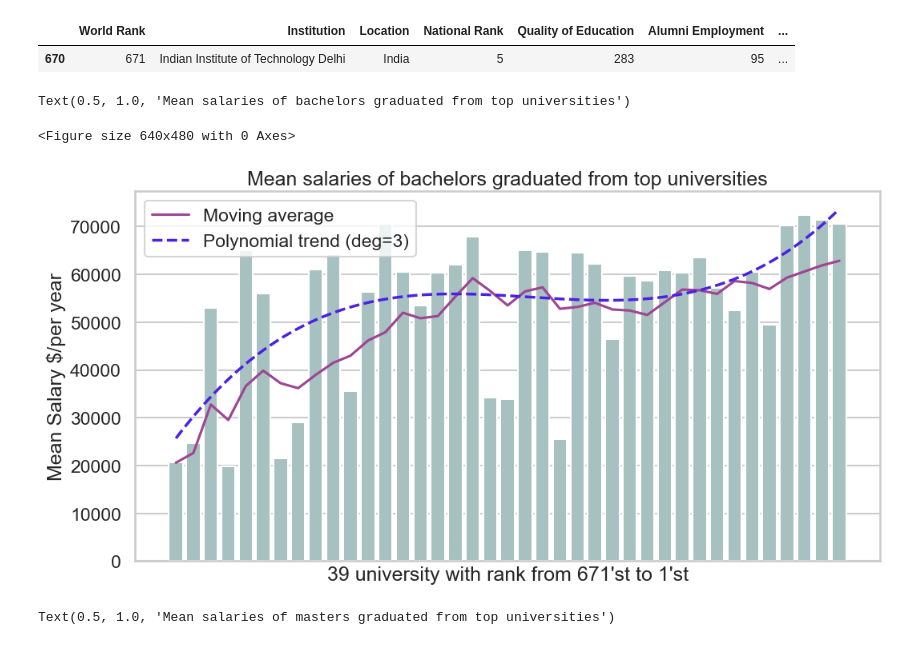
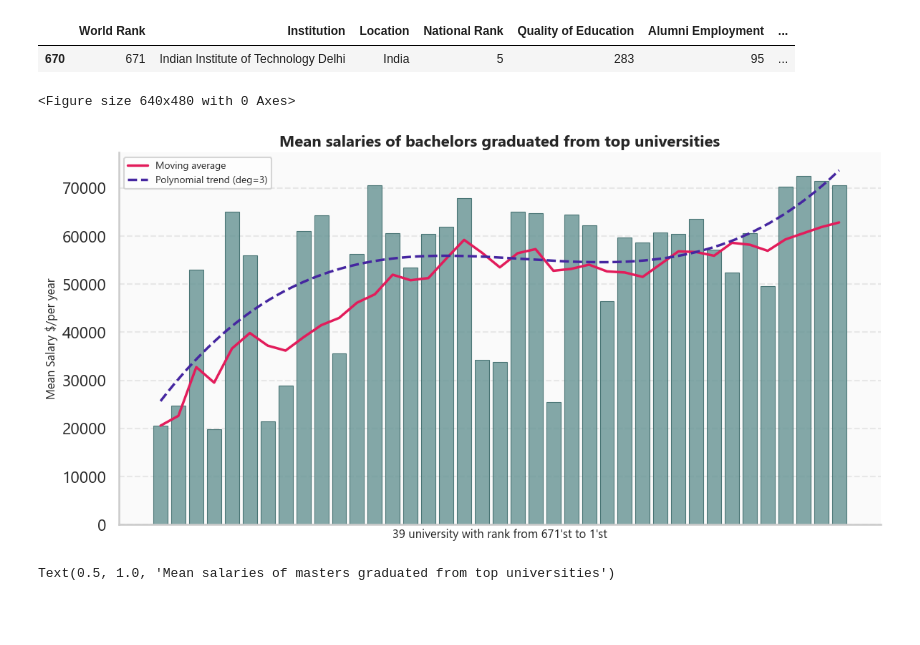
Before and after one commit to maxtheshock/PythonDS-Project, a Jupyter notebook: PythonNotebook.ipynb, the cells around one changed output. Cells and saved outputs as stored; diff of their text form; code cells hidden in the pictures; blank space fills up the shorter version.

Commit message:
rebuild bar chart/ rebuild heatmap graph with using data about avarage salaries of specialist in US

```diff
--- a/PythonNotebook.ipynb
+++ b/PythonNotebook.ipynb
@@ -796,30 +796,49 @@ university_rate[university_rate["Institution"] == "Indian Institute of Technolog
 | 670 | 671 | Indian Institute of Technology Delhi | India | 5 | 283 | 95 | ... |
 # %%
 sns.set_theme(style="whitegrid", context="talk")
+
+plt.rcParams['font.family'] = 'Segoe UI'
+plt.rcParams['font.size'] = 11
+plt.rcParams['axes.titlesize'] = 16
+plt.rcParams['axes.titleweight'] = 'bold'
+plt.rcParams['axes.labelsize'] = 12
+plt.rcParams['legend.fontsize'] = 10
+plt.rcParams['xtick.labelsize'] = 9
+
+sns.set_palette("pastel")
+
 sns.despine()
 plt.figure(figsize=(12, 6))
-sns.barplot(mean_salary_uni_deg[mean_salary_uni_deg.index.get_level_values('Degree') == 'Bachelor'].values, color = "#A3C4C4")
+sns.barplot(mean_salary_uni_deg[mean_salary_uni_deg.index.get_level_values('Degree') == 'Bachelor'].values, color="#5D9B9B", alpha=0.8, edgecolor='#2C5F5F', linewidth=0.8)
 
 moving_average = pd.Series(mean_salary_uni_deg[mean_salary_uni_deg.index.get_level_values('Degree') == 'Bachelor'].values).rolling(window=10, min_periods=1).mean().values
-plt.plot(moving_average, color = "#9e4594", label = "Moving average")
+plt.plot(moving_average, color="#E21C5B", linewidth=2.5, label="Moving average")
 
 x = np.arange(len(mean_salary_uni_deg[mean_salary_uni_deg.index.get_level_values('Degree') == 'Bachelor'].values))
 degree = 3
 coeffs = np.polyfit(x, mean_salary_uni_deg[mean_salary_uni_deg.index.get_level_values('Degree') == 'Bachelor'].values, degree)
 poly = np.poly1d(coeffs)
 x_smooth = np.linspace(x.min(), x.max(), 300)
 y_smooth = poly(x_smooth)
-plt.plot(x_smooth, y_smooth, '--', color="#4B20E7", linewidth=2.5, label=f"Polynomial trend (deg={degree})")
+plt.plot(x_smooth, y_smooth, '--', color="#4526A0", linewidth=2.5, label=f"Polynomial trend (deg={degree})")
 
 plt.xticks([])
 plt.xlabel("39 university with rank from 671'st to 1'st")
 plt.legend()
 plt.ylabel("Mean Salary $/per year")
 plt.title("Mean salaries of bachelors graduated from top universities")
+
+plt.grid(axis='y', linestyle='--', alpha=0.4)
+ax = plt.gca()
+ax.set_axisbelow(True)
+ax.set_facecolor('#FAFAFA')
+sns.despine(top=True, right=True)
+
+plt.tight_layout()
+plt.show()
 # %% [output]
-Text(0.5, 1.0, 'Mean salaries of bachelors graduated from top universities')
+<Figure size 640x480 with 0 Axes>
-<Figure size 640x480 with 0 Axes>
-[figure, old version]
+[figure, new version]
 # %%
 sns.set_theme(style="whitegrid", context="talk")
 sns.despine()
```
Also changed, not shown: parts of 5 cells of this notebook.
